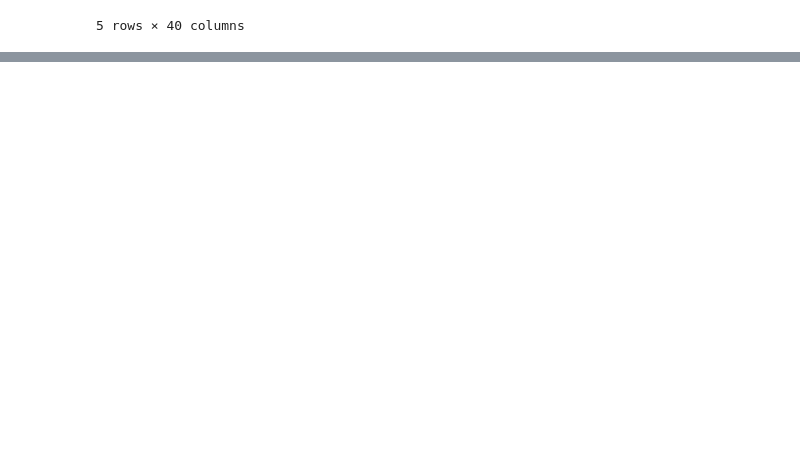
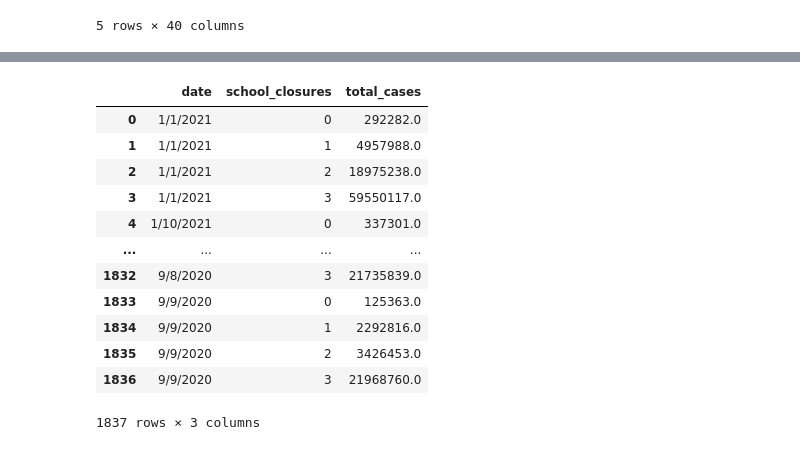
Before and after one commit to dianabaltazar/happiness-visualization, a Jupyter notebook: School-Closures-ETL.ipynb, the cells around one changed output, grey strips where cells are left out. Saved outputs shown, nothing was run; the diff lists cells and outputs as text; code cells hidden in the pictures; blank space fills up the shorter version.

Commit message:
add stacked bar

```diff
--- a/School-Closures-ETL.ipynb
+++ b/School-Closures-ETL.ipynb
@@ -36,0 +87,18 @@ pd.read_sql('SELECT cd.*, sc.school_closures FROM coviddatah cd INNER JOIN  scho
+# %%
+stacked = small_data[["date", "total_cases", "school_closures"]].groupby(['date','school_closures']).agg('sum').reset_index()
+
+stacked
+# %% [output]
+|  | date | school_closures | total_cases |
+| 0 | 1/1/2021 | 0 | 292282.0 |
+| 1 | 1/1/2021 | 1 | 4957988.0 |
+| 2 | 1/1/2021 | 2 | 18975238.0 |
+| 3 | 1/1/2021 | 3 | 59550117.0 |
+| 4 | 1/10/2021 | 0 | 337301.0 |
+| ... | ... | ... | ... |
+| 1832 | 9/8/2020 | 3 | 21735839.0 |
+| 1833 | 9/9/2020 | 0 | 125363.0 |
+| 1834 | 9/9/2020 | 1 | 2292816.0 |
+| 1835 | 9/9/2020 | 2 | 3426453.0 |
+| 1836 | 9/9/2020 | 3 | 21968760.0 |
+1837 rows × 3 columns
```
Also changed, not shown: parts of 7 cells of this notebook, 6 other files.
